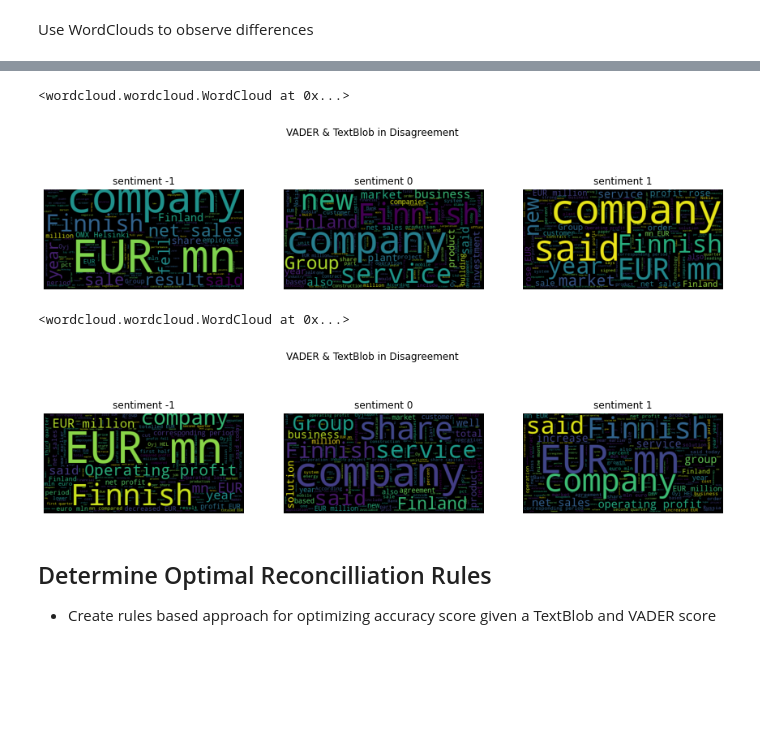
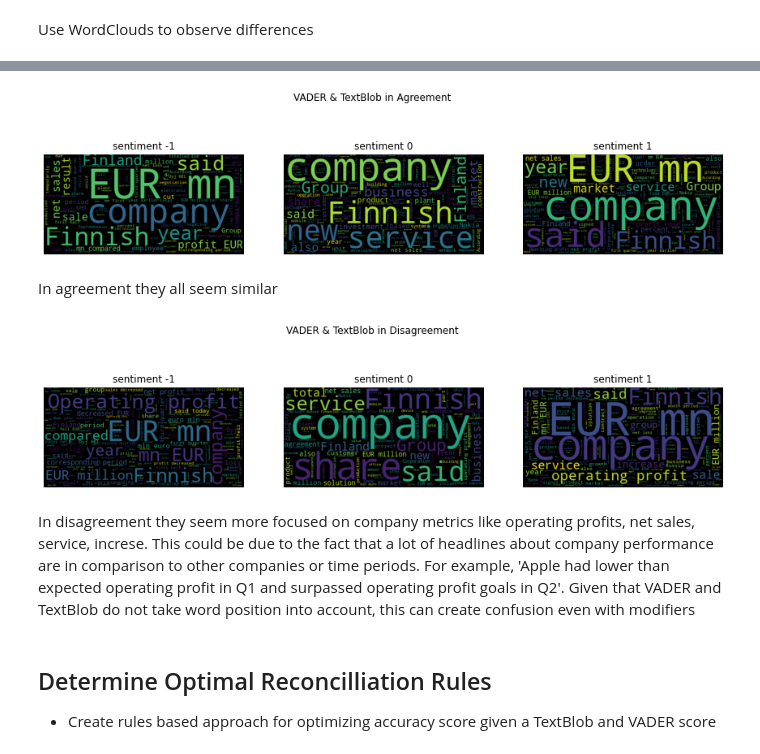
Before and after one commit to kuninethan95/Sentiment_Tracker, a Jupyter notebook: NLP_Modeling.ipynb, the cells around one changed output, grey strips where cells are left out. Cells and saved outputs as stored; diff of their text form; code cells hidden in the pictures; blank space fills up the shorter version.

```diff
--- a/NLP_Modeling.ipynb
+++ b/NLP_Modeling.ipynb
@@ -220,3 +307,8 @@ for t in thresh_vals:
+# %%
+# Apply VADER and Blob scores based on thresholds
+
+df['comp_abs']=df['comp'].map(lambda x: create_sentiment_neutral(x, thresh=0.3))
+df['blob_abs']=df['blob'].map(lambda x: create_sentiment_neutral(x, thresh=0.14))
 # %%
 df.head()
 # %% [output]
@@ -300,5 +320,0 @@ thresh_scores_blob
-# %%
-# Apply VADER and Blob scores based on thresholds
-
-df['comp_abs']=df['comp'].map(lambda x: create_sentiment_neutral(x))
-df['blob_abs']=df['blob'].map(lambda x: create_sentiment_neutral(x))
@@ -313,0 +329,7 @@ df.head()
+# %%
+vad=df['comp_abs'].value_counts()
+blob=df['blob_abs'].value_counts()
+df_temp = pd.DataFrame({'vader':vad,
+                    'blob':blob})
+ax = df_temp.plot(kind='bar', rot=0)
+ax.set_xticklabels(['Neutral', 'Positive', 'Negative']);
@@ -552,25 +579,20 @@ df_same
-# %%
-create_wordcloud(df_same, 1, stopwords_list)
-# %% [output]
-<wordcloud.wordcloud.WordCloud at 0x...>
 # %%
-# GOT IT
+# Show agreement wordlcouds
 sent_scores = [-1, 0, 1]
 fig = plt.figure(figsize=(15,4))
-fig.suptitle('VADER & TextBlob in Disagreement')
+fig.suptitle('VADER & TextBlob in Agreement')
 for i, sent_ in enumerate(sent_scores):
     ax = fig.add_subplot(1,3,i+1)
     ax.set_title(f"sentiment {sent_}")
     wordcloud = create_wordcloud(df_same, sent_, stopwords_list)
     ax.imshow(wordcloud)
     ax.axis('off')
 # %% [output]
-[figure, old version]
+[figure, new version]
-# %%
-create_wordcloud(df_same, -1, stopwords_list)
-# %% [output]
-<wordcloud.wordcloud.WordCloud at 0x...>
+# %% [markdown]
+In agreement they all seem similar
 # %%
+# Show disagreement wordlcouds
 sent_scores = [-1, 0, 1]
 fig = plt.figure(figsize=(15,4))
 fig.suptitle('VADER & TextBlob in Disagreement')
@@ -581,7 +603,9 @@ for i, sent_ in enumerate(sent_scores):
     ax.imshow(wordcloud)
     ax.axis('off')
 # %% [output]
-[figure, old version]
+[figure, new version]
+# %% [markdown]
+In disagreement they seem more focused on company metrics like operating profits, net sales, service, increse. This could be due to the fact that a lot of headlines about company performance are in comparison to other companies or time periods. For example, 'Apple had lower than expected operating profit in Q1 and surpassed operating profit goals in Q2'. Given that VADER and TextBlob do not take word position into account, this can create confusion even with modifiers
 # %% [markdown]
 ## Determine Optimal Reconcilliation Rules
 - Create rules based approach for optimizing accuracy score given a TextBlob and VADER score
```
Also changed, not shown: parts of 70 cells of this notebook.
